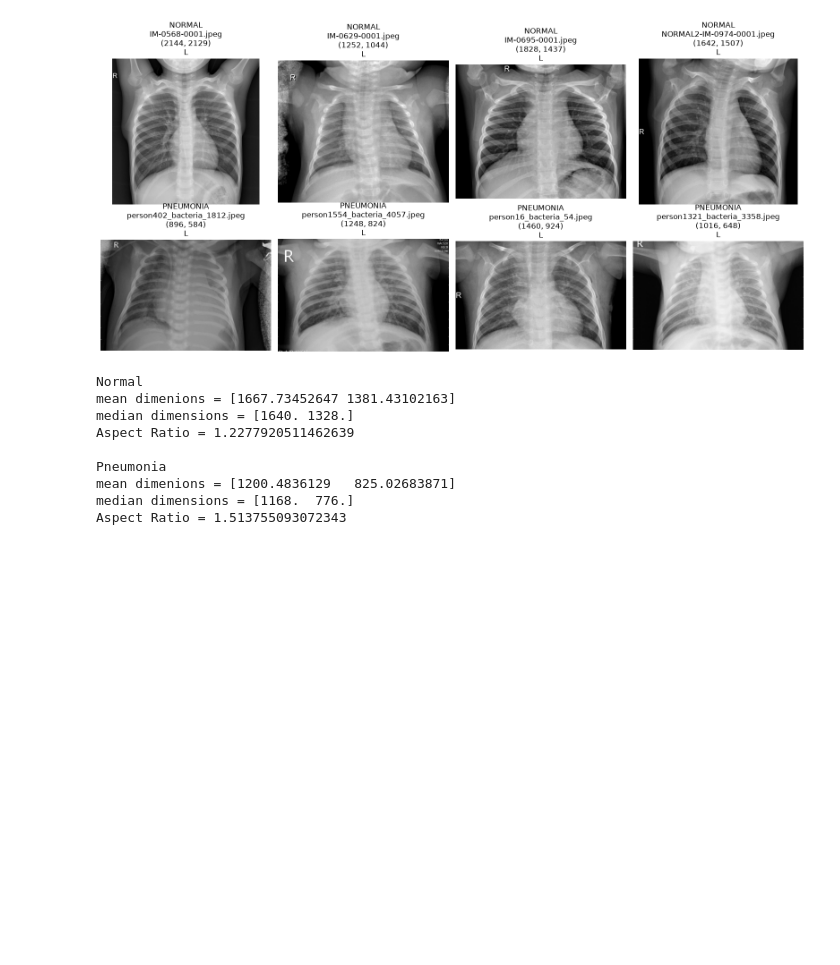
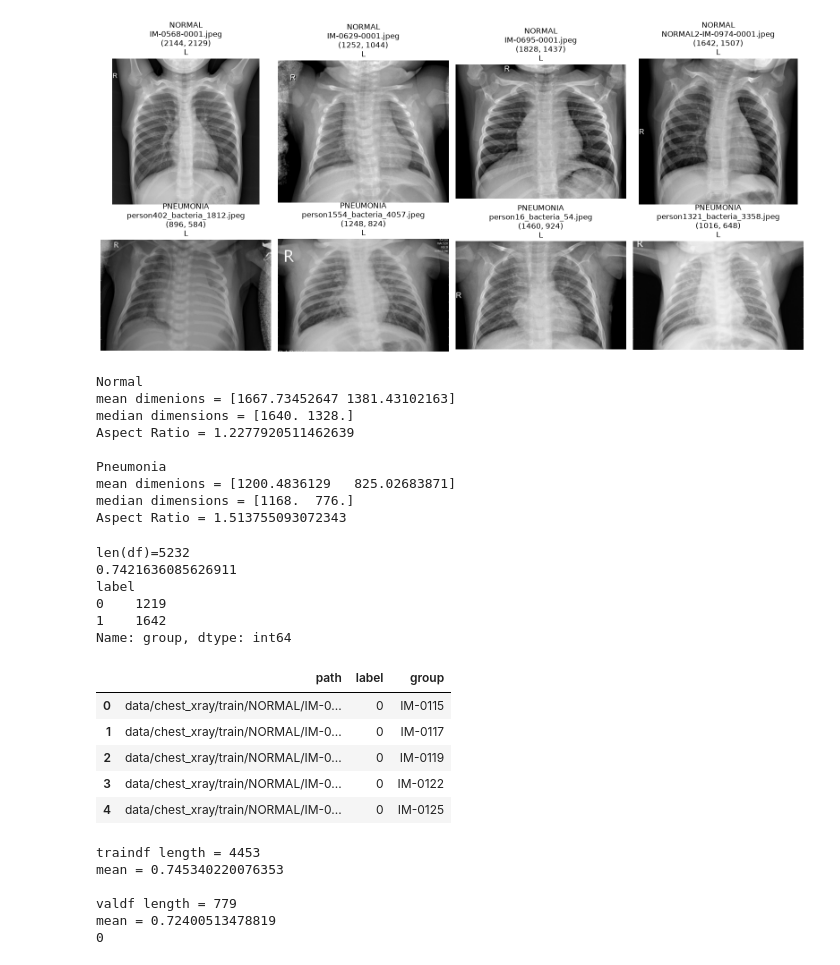
Before and after one commit to keyur7523/chest-xray-pneumonia, a Jupyter notebook: chestxray.ipynb, the cells around one changed output. Cells and saved outputs as stored; diff of their text form; code cells hidden in the pictures; blank space fills up the shorter version.

Commit message:
Patient-grouped train/val split (85/15), saved to splits/

```diff
--- a/chestxray.ipynb
+++ b/chestxray.ipynb
@@ -120,3 +121,77 @@ Pneumonia
 mean dimenions = [1200.4836129   825.02683871]
 median dimensions = [1168.  776.]
 Aspect Ratio = 1.513755093072343
+# %%
+def get_group(name, cls):
+    if cls == "PNEUMONIA":
+        return name.split("_")[0]          # person1554_bacteria_4057.jpeg -> person1554
+    parts = name.split("-")
+    i = parts.index("IM")
+    return "-".join(parts[:i + 2])         # NORMAL2-IM-1277-0001-0002.jpeg -> NORMAL2-IM-1277
+
+assert get_group("person1554_bacteria_4057.jpeg", "PNEUMONIA") == "person1554"
+assert get_group("person23_bacteria_90.jpeg", "PNEUMONIA") == "person23"
+assert get_group("IM-0300-0001.jpeg", "NORMAL") == "IM-0300"
+assert get_group("NORMAL2-IM-1277-0001-0002.jpeg", "NORMAL") == "NORMAL2-IM-1277"
+# %%
+import pandas as pd
+
+rows = []
+for split in ["train", "val"]:
+    for cls in ["NORMAL", "PNEUMONIA"]:
+        folder = f"{data_dir}/{split}/{cls}"
+        for name in sorted(os.listdir(folder)):
+            if name.startswith("."):
+                continue
+            rows.append({
+                "path": f"{folder}/{name}",
+                "label": 1 if cls == "PNEUMONIA" else 0,
+                "group": get_group(name, cls),
+            })
+
+df = pd.DataFrame(rows)
+
+print(f"{len(df)=}")
+print(df["label"].mean())
+print(df.groupby("label")["group"].nunique())
+df.head()
+# %% [output]
+len(df)=5232
+0.7421636085626911
+label
+0    1219
+1    1642
+Name: group, dtype: int64
+|  | path | label | group |
+| 0 | data/chest_xray/train/NORMAL/IM-0... | 0 | IM-0115 |
+| 1 | data/chest_xray/train/NORMAL/IM-0... | 0 | IM-0117 |
+| 2 | data/chest_xray/train/NORMAL/IM-0... | 0 | IM-0119 |
+| 3 | data/chest_xray/train/NORMAL/IM-0... | 0 | IM-0122 |
+| 4 | data/chest_xray/train/NORMAL/IM-0... | 0 | IM-0125 |
+# %%
+# splitting data in 85 test and 15 val
+
+splitter = GroupShuffleSplit(n_splits=1, test_size=.15, random_state=42)
+train_idx, val_idx = next(splitter.split(df, df["label"], groups=df["group"]))
+
+train_df = df.iloc[train_idx]
+val_df = df.iloc[val_idx]
+
+print(f"traindf length = {len(train_df)}")
+print(f"mean = {train_df["label"].mean()}\n")
+
+print(f"valdf length = {len(val_df)}")
+print(f"mean = {val_df["label"].mean()}")
+
+print(len(set(train_df["group"]) & set(val_df["group"])))
+
+os.makedirs("splits", exist_ok=True)
+train_df.to_csv("splits/train.csv", index=False)
+val_df.to_csv("splits/val.csv", index=False)
+# %% [output]
+traindf length = 4453
+mean = 0.745340220076353
+
+valdf length = 779
+mean = 0.72400513478819
+0
```
Also changed, not shown: parts of 1 cell of this notebook, 2 other files.
